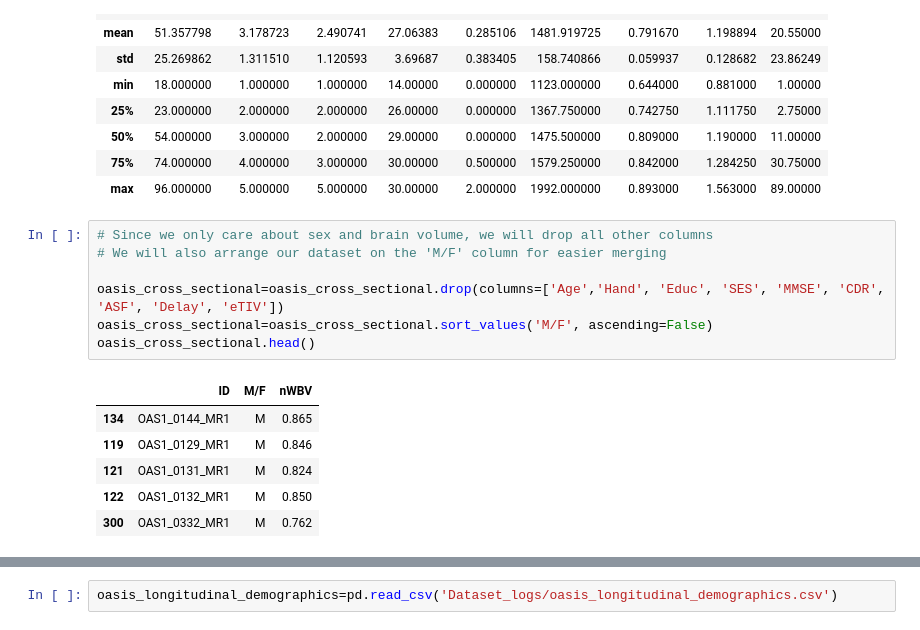
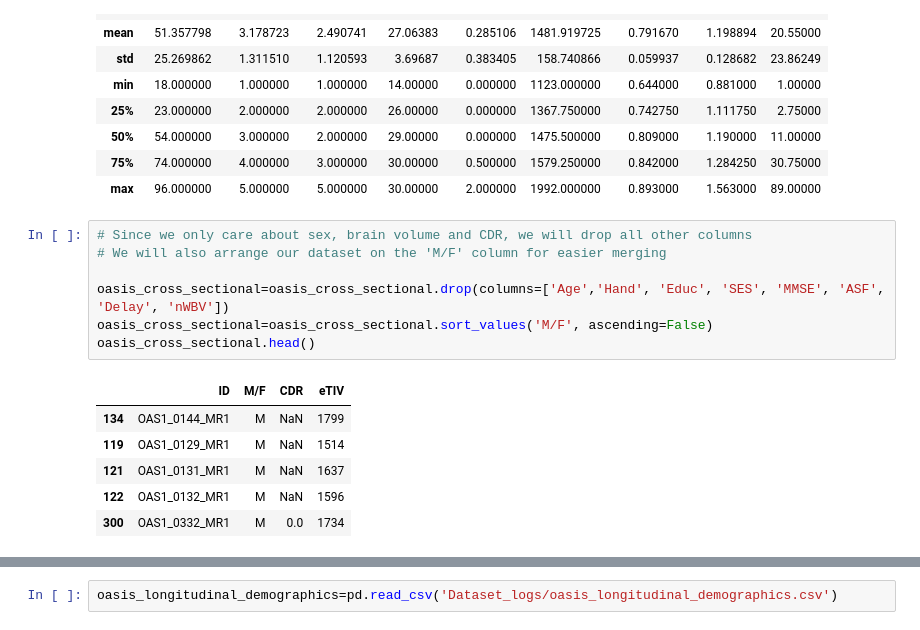
Before and after one commit to enriqfatima/COGS138_GROUP_13, a Jupyter notebook: COGS138_Final.ipynb, the cells around one changed output, grey strips where cells are left out. Saved outputs shown, nothing was run; the diff lists cells and outputs as text.

```diff
--- a/COGS138_Final.ipynb
+++ b/COGS138_Final.ipynb
@@ -117,16 +176,16 @@ oasis_cross_sectional.describe()
 | 75% | 74.000000 | 4.000000 | 3.000000 | 30.00000 | 0.500000 | 1579.250000 | 0.842000 | 1.284250 | 30.75000 |
 | max | 96.000000 | 5.000000 | 5.000000 | 30.00000 | 2.000000 | 1992.000000 | 0.893000 | 1.563000 | 89.00000 |
 # %%
-# Since we only care about sex and brain volume, we will drop all other columns
+# Since we only care about sex, brain volume and CDR, we will drop all other columns
 # We will also arrange our dataset on the 'M/F' column for easier merging
 
-oasis_cross_sectional=oasis_cross_sectional.drop(columns=['Age','Hand', 'Educ', 'SES', 'MMSE', 'CDR', 'ASF', 'Delay', 'eTIV'])
+oasis_cross_sectional=oasis_cross_sectional.drop(columns=['Age','Hand', 'Educ', 'SES', 'MMSE', 'ASF', 'Delay', 'nWBV'])
 oasis_cross_sectional=oasis_cross_sectional.sort_values('M/F', ascending=False)
 oasis_cross_sectional.head()
 # %% [output]
-|  | ID | M/F | nWBV |
-| 134 | OAS1_0144_MR1 | M | 0.865 |
-| 119 | OAS1_0129_MR1 | M | 0.846 |
-| 121 | OAS1_0131_MR1 | M | 0.824 |
-| 122 | OAS1_0132_MR1 | M | 0.850 |
-| 300 | OAS1_0332_MR1 | M | 0.762 |
+|  | ID | M/F | CDR | eTIV |
+| 134 | OAS1_0144_MR1 | M | NaN | 1799 |
+| 119 | OAS1_0129_MR1 | M | NaN | 1514 |
+| 121 | OAS1_0131_MR1 | M | NaN | 1637 |
+| 122 | OAS1_0132_MR1 | M | NaN | 1596 |
+| 300 | OAS1_0332_MR1 | M | 0.0 | 1734 |
```
Also changed, not shown: parts of 67 cells of this notebook, 1 other file.
